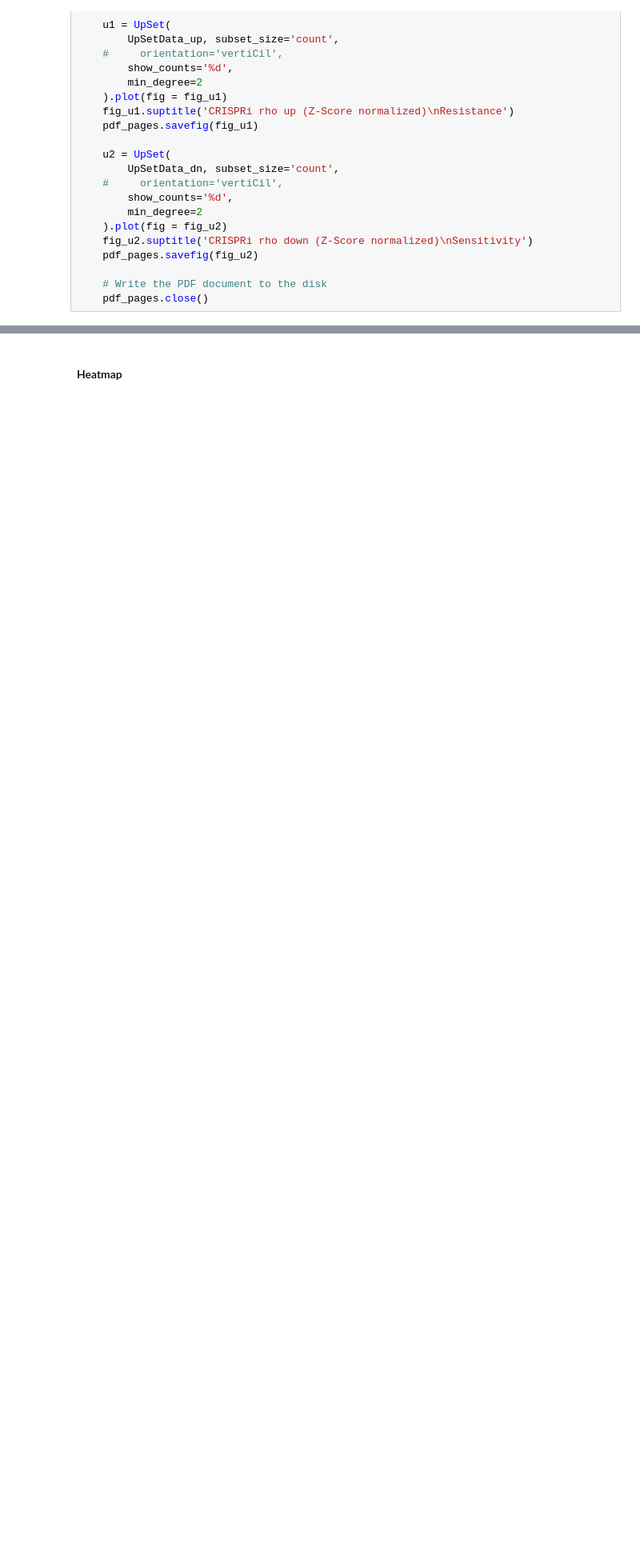
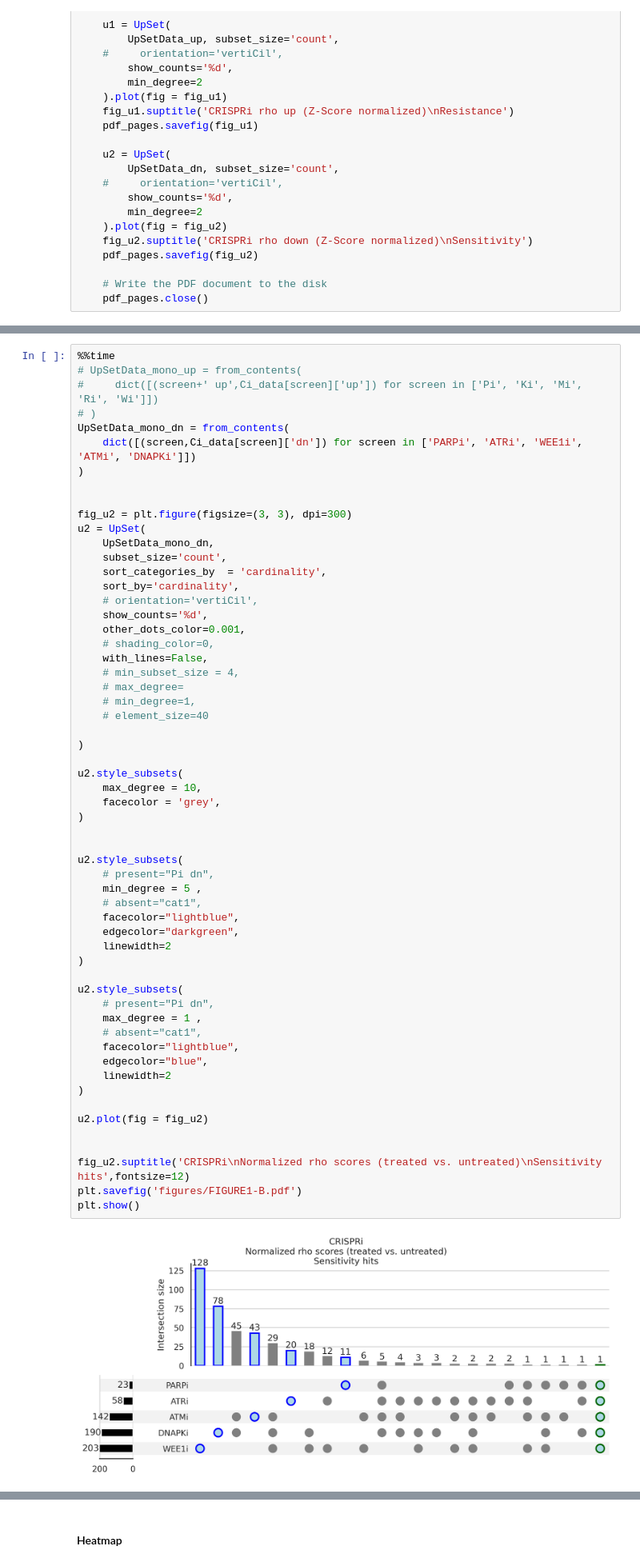
Before and after one commit to abearab/DDRi-screens, a Jupyter notebook: integrate-screens.ipynb, the cells around one changed output, grey strips where cells are left out. Shown: that part at 80% size. Saved outputs shown, nothing was run; the diff lists cells and outputs as text; blank space fills up the shorter version.

```diff
--- a/integrate-screens.ipynb
+++ b/integrate-screens.ipynb
@@ -334,0 +411,60 @@ def Ci_make_two_upsetplot(UpSetData_up,UpSetData_dn,name):
+# %%
+%%time
+# UpSetData_mono_up = from_contents(
+#     dict([(screen+' up',Ci_data[screen]['up']) for screen in ['Pi', 'Ki', 'Mi', 'Ri', 'Wi']])
+# )
+UpSetData_mono_dn = from_contents(
+    dict([(screen,Ci_data[screen]['dn']) for screen in ['PARPi', 'ATRi', 'WEE1i', 'ATMi', 'DNAPKi']])
+)
+
+
+fig_u2 = plt.figure(figsize=(3, 3), dpi=300)
+u2 = UpSet(
+    UpSetData_mono_dn,
+    subset_size='count',
+    sort_categories_by  = 'cardinality',
+    sort_by='cardinality',
+    # orientation='vertiCil',
+    show_counts='%d',
+    other_dots_color=0.001,
+    # shading_color=0,
+    with_lines=False,
+    # min_subset_size = 4,
+    # max_degree=
+    # min_degree=1,
+    # element_size=40
+
+)
+
+u2.style_subsets(
+    max_degree = 10,
+    facecolor = 'grey',
+)
+
+
+u2.style_subsets(
+    # present="Pi dn",
+    min_degree = 5 ,
+    # absent="cat1",
+    facecolor="lightblue",
+    edgecolor="darkgreen",
+    linewidth=2
+)
+
+u2.style_subsets(
+    # present="Pi dn",
+    max_degree = 1 ,
+    # absent="cat1",
+    facecolor="lightblue",
+    edgecolor="blue",
+    linewidth=2
+)
+
+u2.plot(fig = fig_u2)
+
+
+fig_u2.suptitle('CRISPRi\nNormalized rho scores (treated vs. untreated)\nSensitivity hits',fontsize=12)
+plt.savefig('figures/FIGURE1-B.pdf')
+plt.show()
+# %% [output]
+[figure, added]
```
Also changed, not shown: parts of 56 cells of this notebook, 13 other files.
